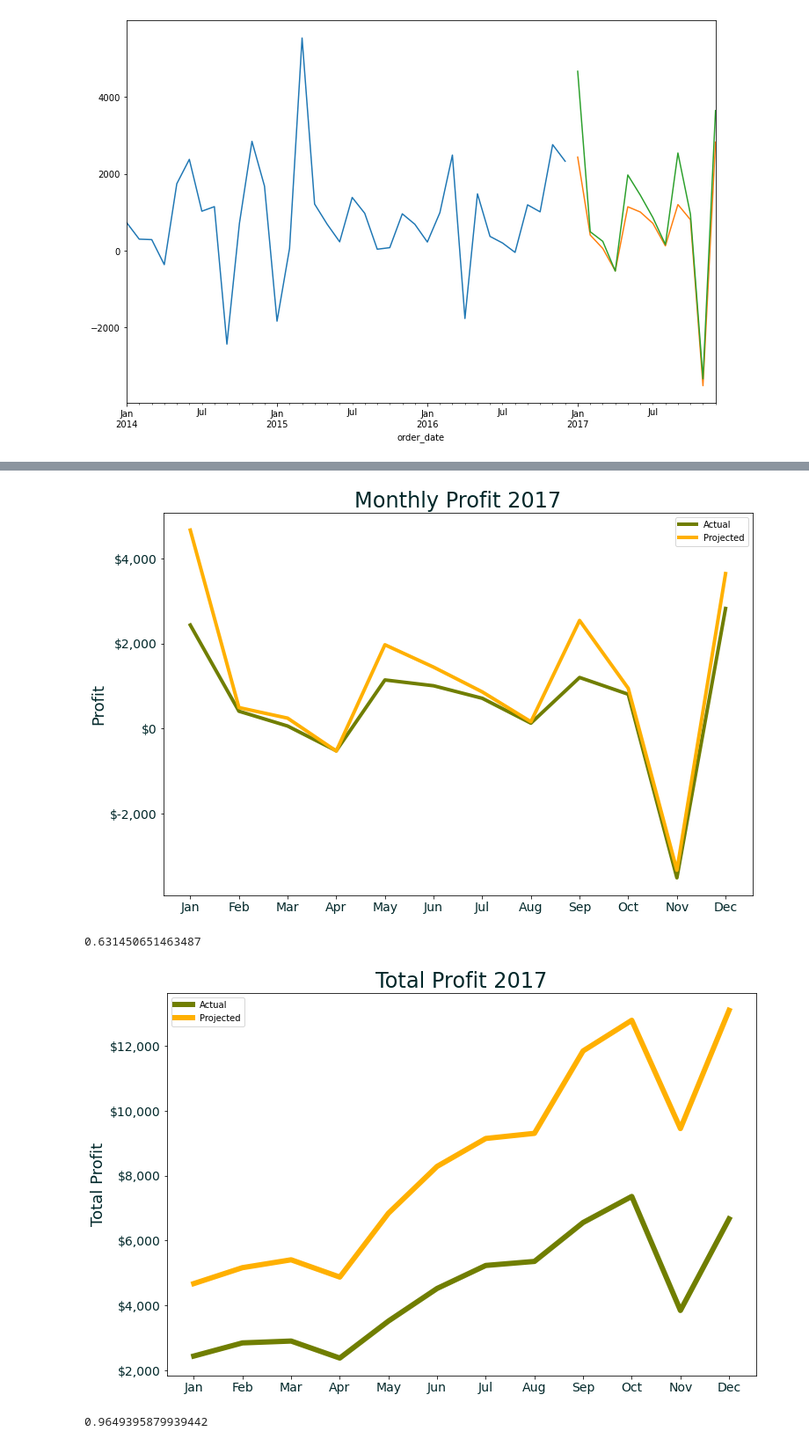
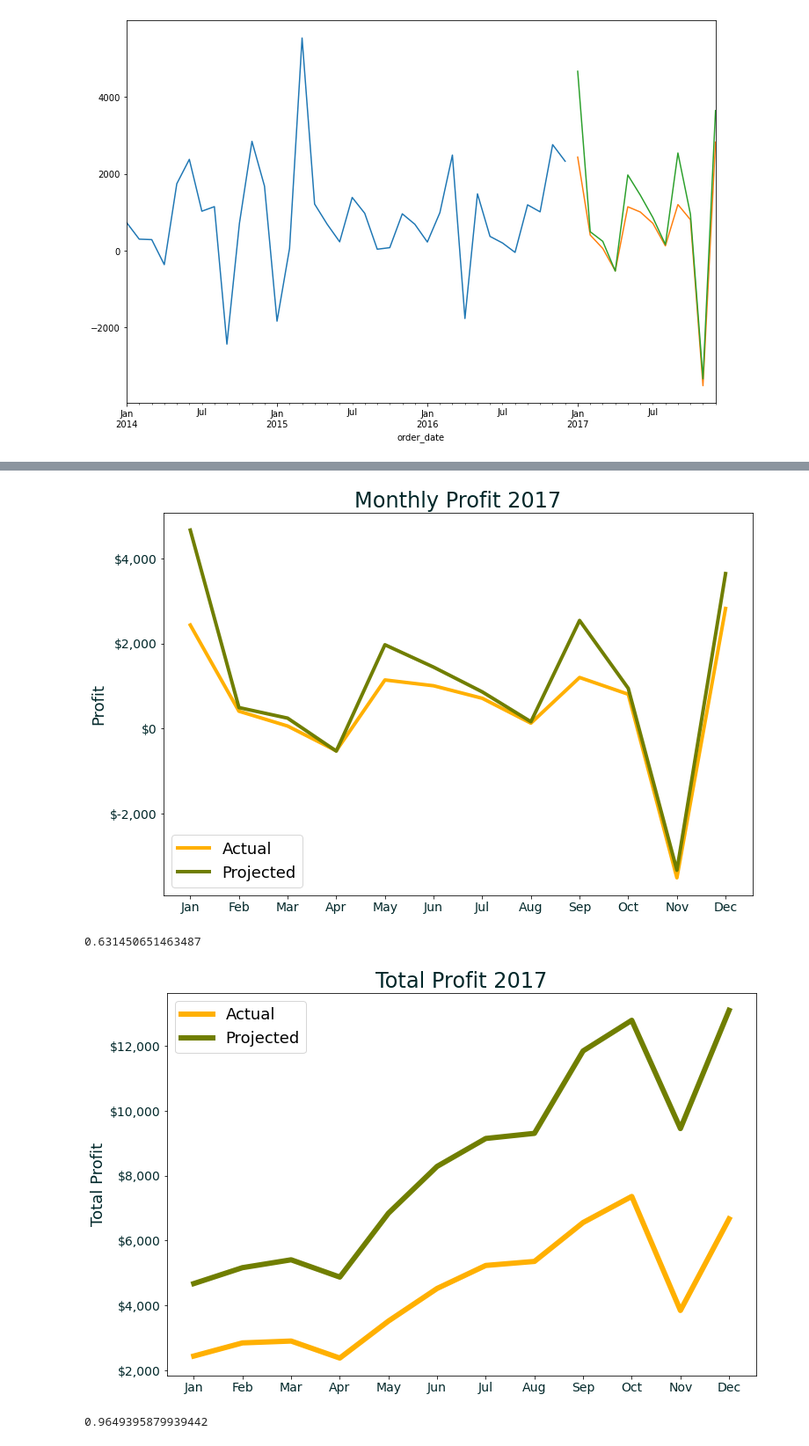
Before and after one commit to soap-dispersed/time-series-project, a Jupyter notebook: modeling_and_analysis_notebook.ipynb, the cells around one changed output, grey strips where cells are left out. Shown at 88% size. Cells and saved outputs as stored; diff of their text form; code cells hidden in the pictures.

```diff
--- a/modeling_and_analysis_notebook.ipynb
+++ b/modeling_and_analysis_notebook.ipynb
@@ -120,20 +125,21 @@ plt.show()
 # %%
 plt.figure(figsize=(12,8))
 sns.lineplot(data=profits, x=profits.index, y='actual_2017',
-             color='#707E00', label='Actual', lw=4)
+             color='#FFB000', label='Actual', lw=4)
 sns.lineplot(data=profits, x=profits.index, y='projected_2017',
-             color='#FFB000', label='Projected', lw=4)
+             color='#707E00', label='Projected', lw=4)
 plt.title('Monthly Profit 2017', fontsize=24, color='#002729')
 plt.ylabel('Profit', fontsize=18, color='#002729')
 plt.xlabel(None)
 plt.xticks(fontsize=14, color='#002729')
 plt.yticks(fontsize=14, color='#002729')
+plt.legend(loc='lower left', fontsize=18)
 ax = plt.gca()
 ax.set_yticklabels([f'${tick:,.0f}' for tick in ax.get_yticks()])
 plt.savefig('fig_monthly_profit_2017.jpeg')
 plt.show()
 # %% [output]
-[figure, old version]
+[figure, new version]
 # %%
 # project monthly difference in profit
 profits.difference_pct.mean()
@@ -142,20 +148,21 @@ profits.difference_pct.mean()
 # %%
 plt.figure(figsize=(12,8))
 sns.lineplot(data=profits, x=profits.index, y='rolling_total_actual',
-             color='#707E00', label='Actual', lw=6)
+             color='#FFB000', label='Actual', lw=6)
 sns.lineplot(data=profits, x=profits.index, y='rolling_total_projected',
-             color='#FFB000', label='Projected', lw=6)
+             color='#707E00', label='Projected', lw=6)
 plt.title('Total Profit 2017', fontsize=24, color='#002729')
 plt.ylabel('Total Profit', fontsize=18, color='#002729')
 plt.xlabel(None)
 plt.xticks(fontsize=14, color='#002729')
 plt.yticks(fontsize=14, color='#002729')
+plt.legend(loc='upper left', fontsize=18)
 ax = plt.gca()
 ax.set_yticklabels([f'${tick:,.0f}' for tick in ax.get_yticks()])
 plt.savefig('fig_total_profit_2017.jpeg')
 plt.show()
 # %% [output]
-[figure, old version]
+[figure, new version]
 # %%
 # project annual difference in profit
 (profits.projected_2017.sum() - profits.actual_2017.sum()) / profits.actual_2017.sum()
```
Also changed, not shown: parts of 13 cells of this notebook, 1 other file.
